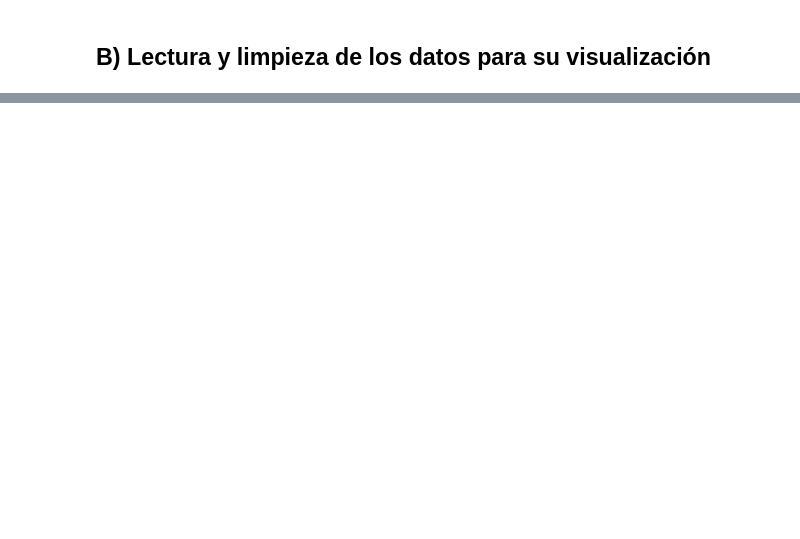
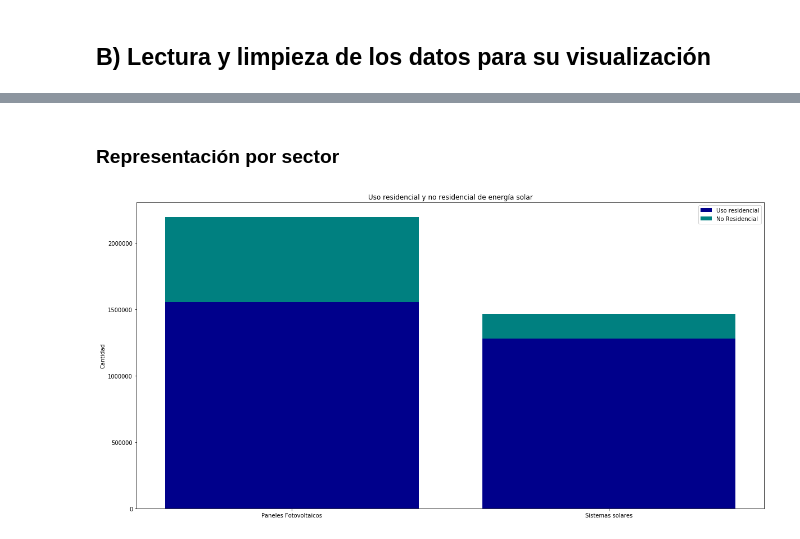
Before and after one commit to Alinnovatri/Deepsolar-dataset, a Jupyter notebook: main-notebook.ipynb, the cells around one changed output, grey strips where cells are left out. Drawn from its saved outputs; the diff is of its cells as text; code cells hidden in the pictures; blank space fills up the shorter version.

```diff
--- a/main-notebook.ipynb
+++ b/main-notebook.ipynb
@@ -28,0 +48,6 @@ print(len(list(data.columns.values)),list(data.columns.values))
+# %% [markdown]
+### Representación por sector
+# %%
+datadeepsolar.showBarGraphSector()
+# %% [output]
+[figure, added]
```
Also changed, not shown: parts of 23 cells of this notebook, 6 other files.
